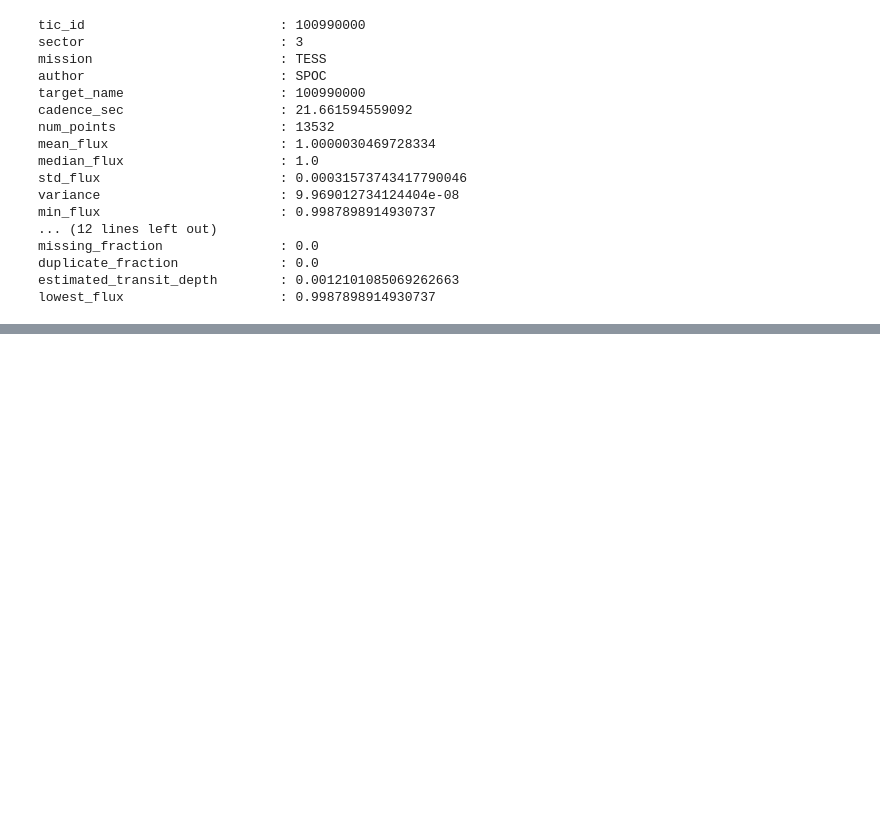
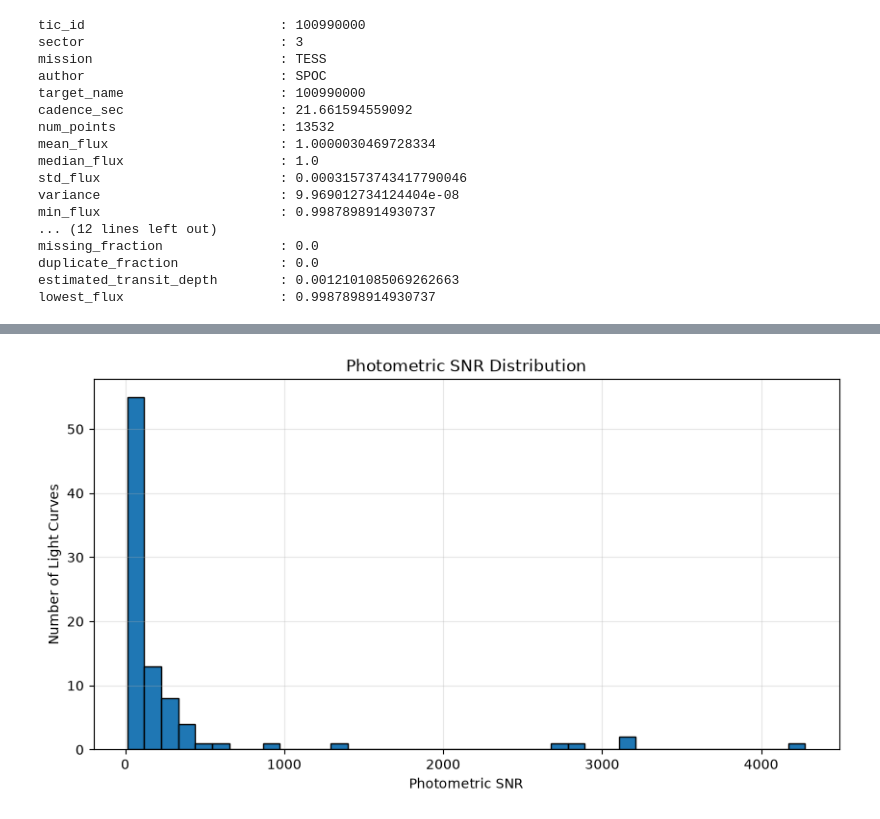
Before and after one commit to prinshu756/Exoplanet-detection, a Jupyter notebook: notebooks/Data_Quality_Analysis.ipynb, the cells around one changed output, grey strips where cells are left out. Cells and saved outputs as stored; diff of their text form; code cells hidden in the pictures; blank space fills up the shorter version.

```diff
--- a/notebooks/Data_Quality_Analysis.ipynb
+++ b/notebooks/Data_Quality_Analysis.ipynb
@@ -414,0 +475,7 @@ lowest_flux                    : 0.9987898914930737
+# %%
+quality_df = pd.DataFrame(quality_reports)
+
+print(f"Rows : {len(quality_df)}")
+print(f"Columns : {len(quality_df.columns)}")
+
+quality_df.head()
@@ -414,0 +573,29 @@ lowest_flux                    : 0.9987898914930737
+# %%
+
+snr_column = "photometric_snr" if "photometric_snr" in quality_success.columns else "snr"
+
+plt.figure(figsize=(10,5))
+
+plt.hist(
+    quality_success[snr_column],
+    bins=40,
+    edgecolor="black"
+)
+
+plt.title("Photometric SNR Distribution")
+
+plt.xlabel("Photometric SNR")
+
+plt.ylabel("Number of Light Curves")
+
+plt.grid(alpha=0.3)
+
+plt.savefig(
+    FIGURE_DIR / "snr_distribution.png",
+    dpi=300,
+    bbox_inches="tight"
+)
+
+plt.show()
+# %% [output]
+[figure, added]
```
Also changed, not shown: parts of 15 cells of this notebook, 11 other files.
